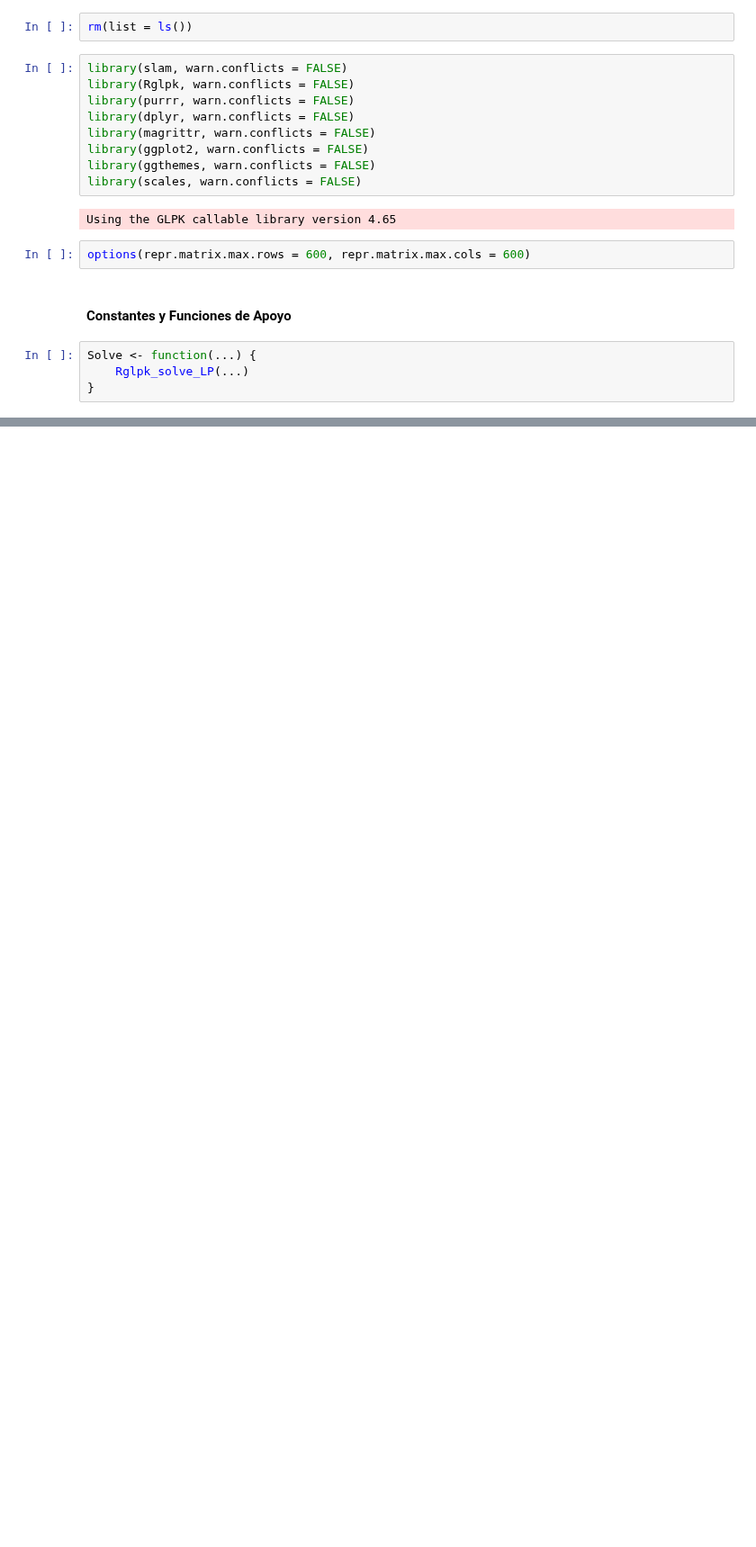
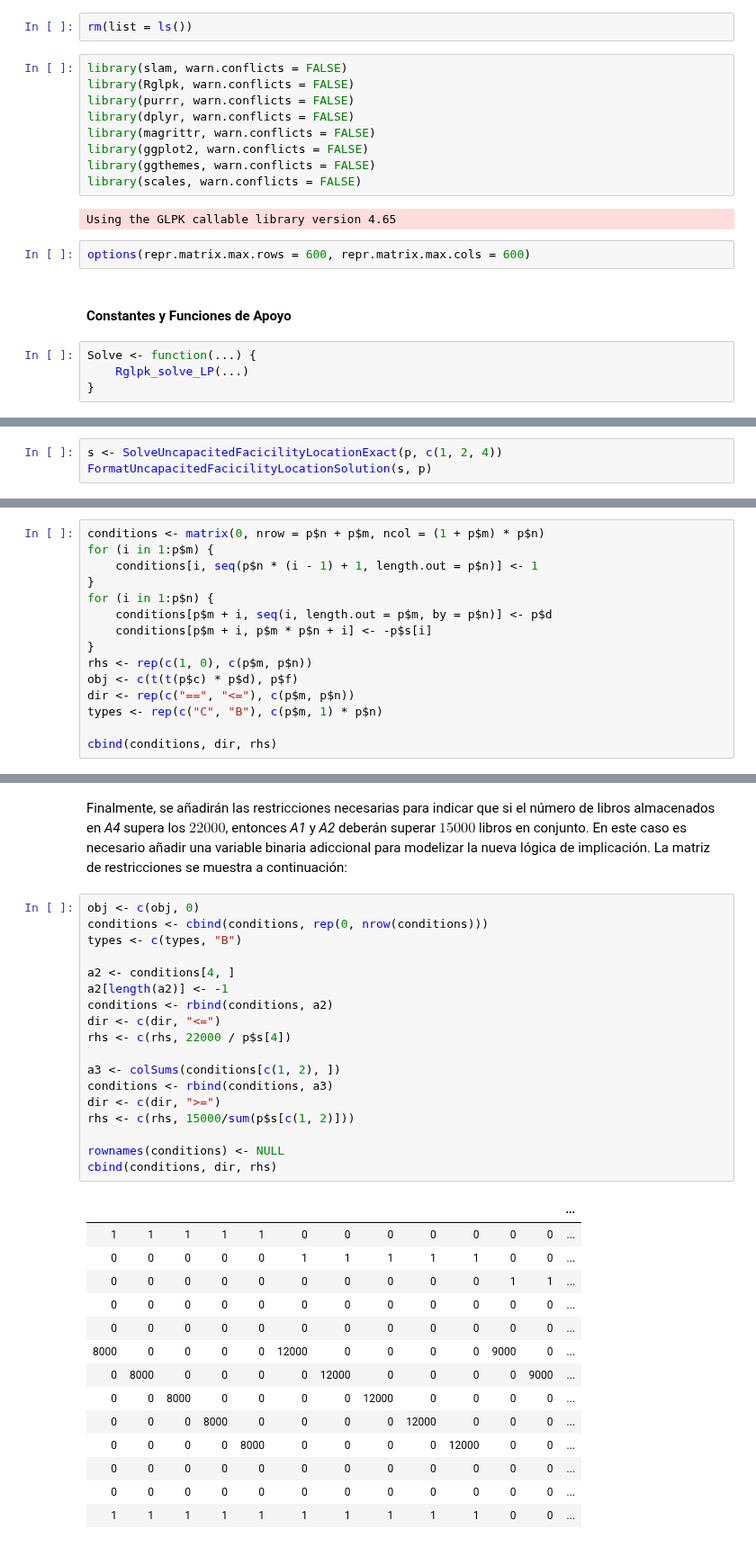
Before and after one commit to garciparedes/integer-programming-heuristics, a Jupyter notebook: integer-programming-service-location-heuristics.ipynb, the cells around one changed output, grey strips where cells are left out. Shown at 90% size. Cells and saved outputs as stored; diff of their text form; blank space fills up the shorter version.

Commit message:
Working on service location exericises

```diff
--- a/integer-programming-service-location-heuristics.ipynb
+++ b/integer-programming-service-location-heuristics.ipynb
@@ -316,0 +189,3 @@ TODO
+# %%
+s <- SolveUncapacitedFacicilityLocationExact(p, c(1, 2, 4))
+FormatUncapacitedFacicilityLocationSolution(s, p)
@@ -316,0 +217,15 @@ TODO
+# %%
+conditions <- matrix(0, nrow = p$n + p$m, ncol = (1 + p$m) * p$n)
+for (i in 1:p$m) {
+    conditions[i, seq(p$n * (i - 1) + 1, length.out = p$n)] <- 1
+}
+for (i in 1:p$n) {
+    conditions[p$m + i, seq(i, length.out = p$m, by = p$n)] <- p$d
+    conditions[p$m + i, p$m * p$n + i] <- -p$s[i]
+}
+rhs <- rep(c(1, 0), c(p$m, p$n))
+obj <- c(t(t(p$c) * p$d), p$f)
+dir <- rep(c("==", "<="), c(p$m, p$n))
+types <- rep(c("C", "B"), c(p$m, 1) * p$n)
+
+cbind(conditions, dir, rhs)
@@ -316,0 +268,35 @@ TODO
+# %% [markdown]
+Finalmente, se añadirán las restricciones necesarias para indicar que si el número de libros almacenados en *A4* supera los $22000$, entonces *A1* y *A2* deberán superar $15000$ libros en conjunto. En este caso es necesario añadir una variable binaria adiccional para modelizar la nueva lógica de implicación. La matriz de restricciones se muestra a continuación:
+# %%
+obj <- c(obj, 0)
+conditions <- cbind(conditions, rep(0, nrow(conditions)))
+types <- c(types, "B")
+
+a2 <- conditions[4, ]
+a2[length(a2)] <- -1
+conditions <- rbind(conditions, a2)
+dir <- c(dir, "<=")
+rhs <- c(rhs, 22000 / p$s[4])
+
+a3 <- colSums(conditions[c(1, 2), ])
+conditions <- rbind(conditions, a3)
+dir <- c(dir, ">=")
+rhs <- c(rhs, 15000/sum(p$s[c(1, 2)]))
+
+rownames(conditions) <- NULL
+cbind(conditions, dir, rhs)
+# %% [output]
+|  |  |  |  |  |  |  |  |  |  |  |  | ... |
+| 1 | 1 | 1 | 1 | 1 | 0 | 0 | 0 | 0 | 0 | 0 | 0 | ... |
+| 0 | 0 | 0 | 0 | 0 | 1 | 1 | 1 | 1 | 1 | 0 | 0 | ... |
+| 0 | 0 | 0 | 0 | 0 | 0 | 0 | 0 | 0 | 0 | 1 | 1 | ... |
+| 0 | 0 | 0 | 0 | 0 | 0 | 0 | 0 | 0 | 0 | 0 | 0 | ... |
+| 0 | 0 | 0 | 0 | 0 | 0 | 0 | 0 | 0 | 0 | 0 | 0 | ... |
+| 8000 | 0 | 0 | 0 | 0 | 12000 | 0 | 0 | 0 | 0 | 9000 | 0 | ... |
+| 0 | 8000 | 0 | 0 | 0 | 0 | 12000 | 0 | 0 | 0 | 0 | 9000 | ... |
+| 0 | 0 | 8000 | 0 | 0 | 0 | 0 | 12000 | 0 | 0 | 0 | 0 | ... |
+| 0 | 0 | 0 | 8000 | 0 | 0 | 0 | 0 | 12000 | 0 | 0 | 0 | ... |
+| 0 | 0 | 0 | 0 | 8000 | 0 | 0 | 0 | 0 | 12000 | 0 | 0 | ... |
+| 0 | 0 | 0 | 0 | 0 | 0 | 0 | 0 | 0 | 0 | 0 | 0 | ... |
+| 0 | 0 | 0 | 0 | 0 | 0 | 0 | 0 | 0 | 0 | 0 | 0 | ... |
+| 1 | 1 | 1 | 1 | 1 | 1 | 1 | 1 | 1 | 1 | 0 | 0 | ... |
```
Also changed, not shown: parts of 55 cells of this notebook.
